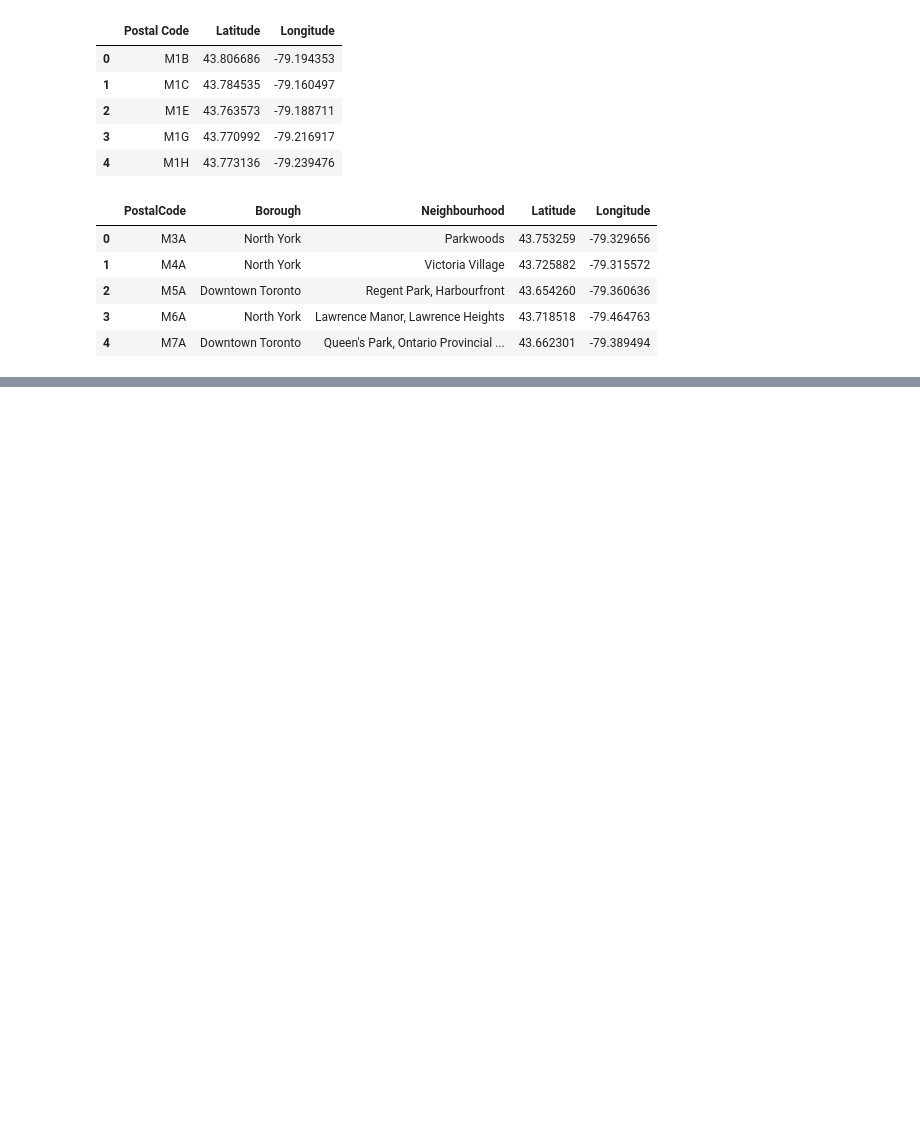
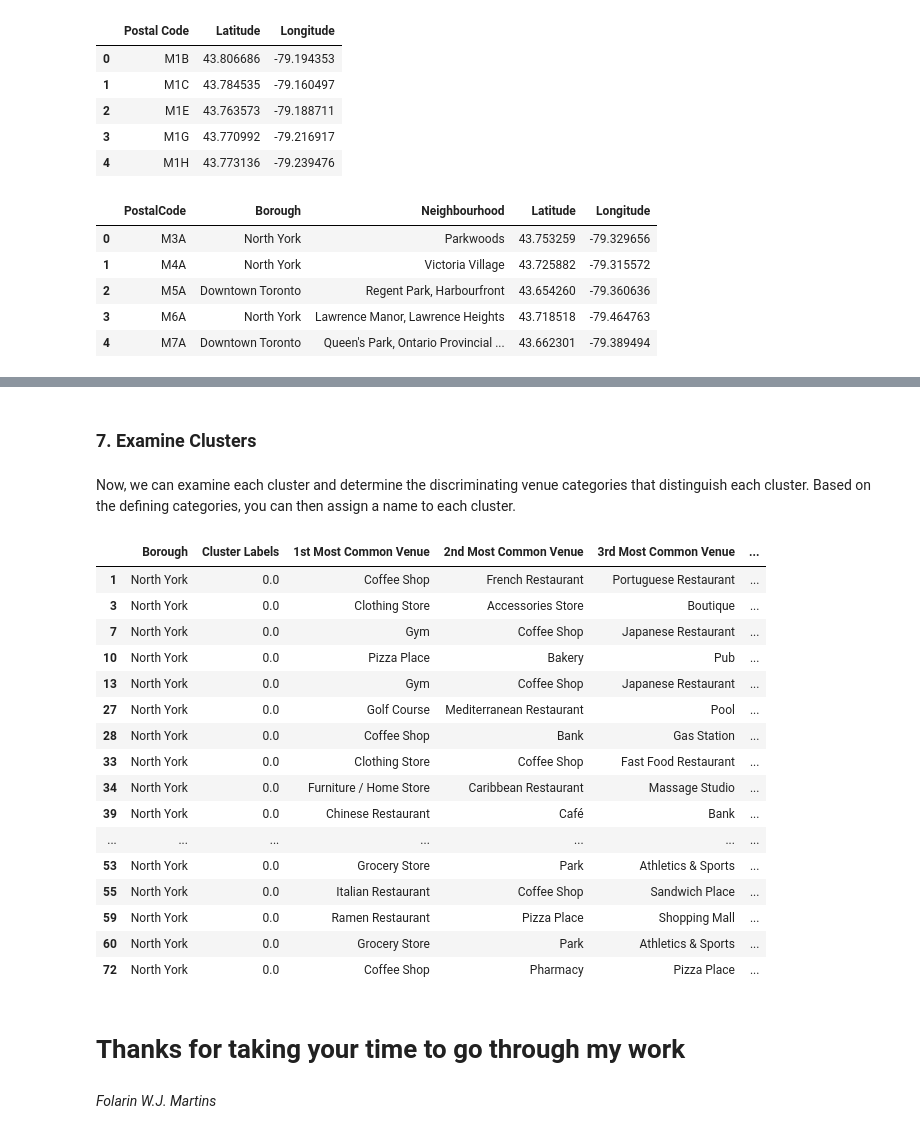
Before and after one commit to folarinmartins/Coursera_Capstone, a Jupyter notebook: Segmenting and Clustering Neighborhoods in Toronto.ipynb, the cells around one changed output, grey strips where cells are left out. Cells and saved outputs as stored; diff of their text form; code cells hidden in the pictures; blank space fills up the shorter version.

```diff
--- a/Segmenting and Clustering Neighborhoods in Toronto.ipynb
+++ b/Segmenting and Clustering Neighborhoods in Toronto.ipynb
@@ -206,0 +549,21 @@ df.head()
+# %%
+num_top_venues = 10
+
+indicators = ['st', 'nd', 'rd']
+
+# create columns according to number of top venues
+columns = ['Neighborhood']
+for ind in np.arange(num_top_venues):
+    try:
+        columns.append('{}{} Most Common Venue'.format(ind+1, indicators[ind]))
+    except:
+        columns.append('{}th Most Common Venue'.format(ind+1))
+
+# create a new dataframe
+neighborhoods_venues_sorted = pd.DataFrame(columns=columns)
+neighborhoods_venues_sorted['Neighborhood'] = ny_grouped['Neighborhood']
+
+for ind in np.arange(ny_grouped.shape[0]):
+    neighborhoods_venues_sorted.iloc[ind, 1:] = return_most_common_venues(ny_grouped.iloc[ind, :], num_top_venues)
+
+neighborhoods_venues_sorted.head()
@@ -206,0 +581,11 @@ df.head()
+# %%
+# set number of clusters
+kclusters = 5
+
+ny_grouped_clustering = ny_grouped.drop('Neighborhood', 1)
+
+# run k-means clustering
+kmeans = KMeans(n_clusters=kclusters, random_state=0).fit(ny_grouped_clustering)
+
+# check cluster labels generated for each row in the dataframe
+kmeans.labels_[0:10]
@@ -206,0 +596,10 @@ df.head()
+# %%
+# add clustering labels
+neighborhoods_venues_sorted.insert(0, 'Cluster Labels', kmeans.labels_)
+
+ny_merged = north_york
+
+# merge manhattan_grouped with manhattan_data to add latitude/longitude for each neighborhood
+ny_merged = ny_merged.join(neighborhoods_venues_sorted.set_index('Neighborhood'), on='Neighbourhood')
+
+ny_merged.head() # check the last columns!
@@ -206,0 +645,28 @@ df.head()
+# %% [markdown]
+### 7. Examine Clusters
+# %% [markdown]
+Now, we can examine each cluster and determine the discriminating venue categories that distinguish each cluster. Based on the defining categories, you can then assign a name to each cluster.
+# %%
+ny_merged.loc[ny_merged['Cluster Labels'] == 0, ny_merged.columns[[1] + list(range(5, ny_merged.shape[1]))]]
+# %% [output]
+|  | Borough | Cluster Labels | 1st Most Common Venue | 2nd Most Common Venue | 3rd Most Common Venue | ... |
+| 1 | North York | 0.0 | Coffee Shop | French Restaurant | Portuguese Restaurant | ... |
+| 3 | North York | 0.0 | Clothing Store | Accessories Store | Boutique | ... |
+| 7 | North York | 0.0 | Gym | Coffee Shop | Japanese Restaurant | ... |
+| 10 | North York | 0.0 | Pizza Place | Bakery | Pub | ... |
+| 13 | North York | 0.0 | Gym | Coffee Shop | Japanese Restaurant | ... |
+| 27 | North York | 0.0 | Golf Course | Mediterranean Restaurant | Pool | ... |
+| 28 | North York | 0.0 | Coffee Shop | Bank | Gas Station | ... |
+| 33 | North York | 0.0 | Clothing Store | Coffee Shop | Fast Food Restaurant | ... |
+| 34 | North York | 0.0 | Furniture / Home Store | Caribbean Restaurant | Massage Studio | ... |
+| 39 | North York | 0.0 | Chinese Restaurant | Café | Bank | ... |
+| ... | ... | ... | ... | ... | ... | ... |
+| 53 | North York | 0.0 | Grocery Store | Park | Athletics & Sports | ... |
+| 55 | North York | 0.0 | Italian Restaurant | Coffee Shop | Sandwich Place | ... |
+| 59 | North York | 0.0 | Ramen Restaurant | Pizza Place | Shopping Mall | ... |
+| 60 | North York | 0.0 | Grocery Store | Park | Athletics & Sports | ... |
+| 72 | North York | 0.0 | Coffee Shop | Pharmacy | Pizza Place | ... |
+# %% [markdown]
+# Thanks for taking your time to go through my work
+# %% [markdown]
+_Folarin W.J. Martins_
```
Also changed, not shown: parts of 60 cells of this notebook.
